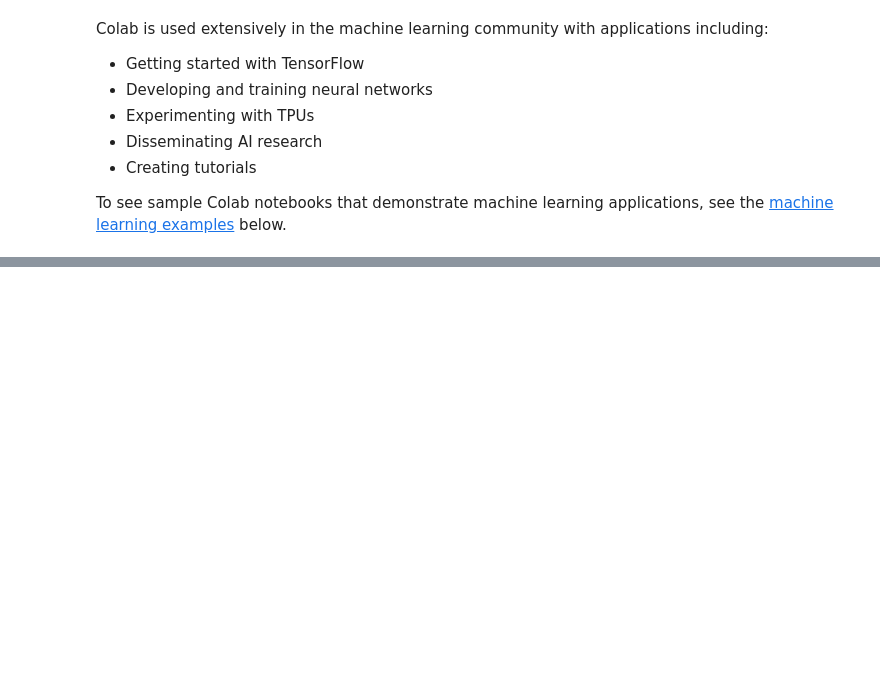
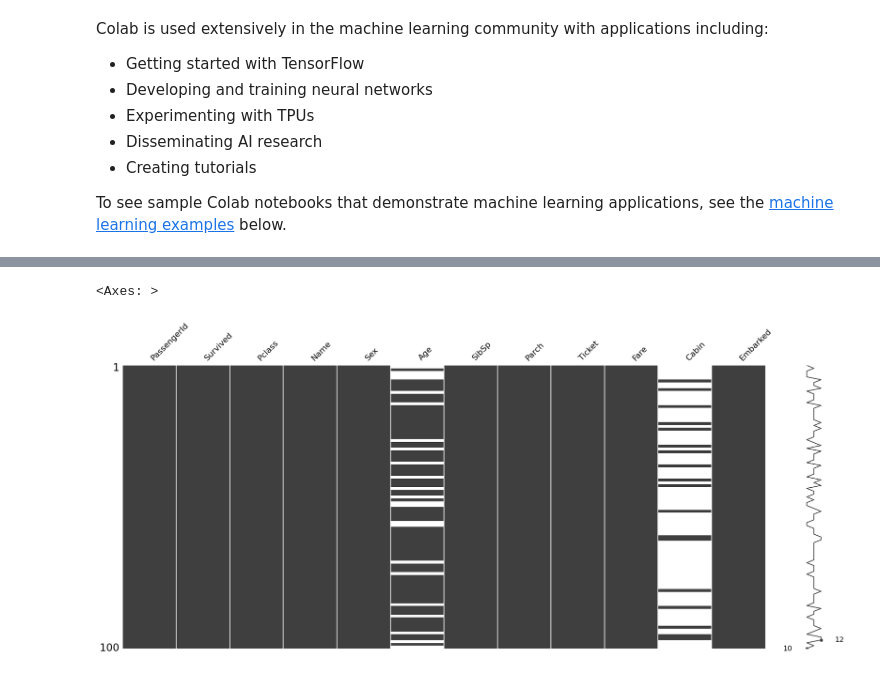
Before and after one commit to Utkash2207/Data-Analytics, a Jupyter notebook: Copy_of_Welcome_To_Colab.ipynb, the cells around one changed output, grey strips where cells are left out. Cells and saved outputs as stored; diff of their text form; code cells hidden in the pictures; blank space fills up the shorter version.

```diff
--- a/Copy_of_Welcome_To_Colab.ipynb
+++ b/Copy_of_Welcome_To_Colab.ipynb
@@ -414,0 +292,5 @@ df
+# %%
+msno.matrix(train.sample(100))
+# %% [output]
+<Axes: >
+[figure, added]
```
Also changed, not shown: parts of 55 cells of this notebook.
